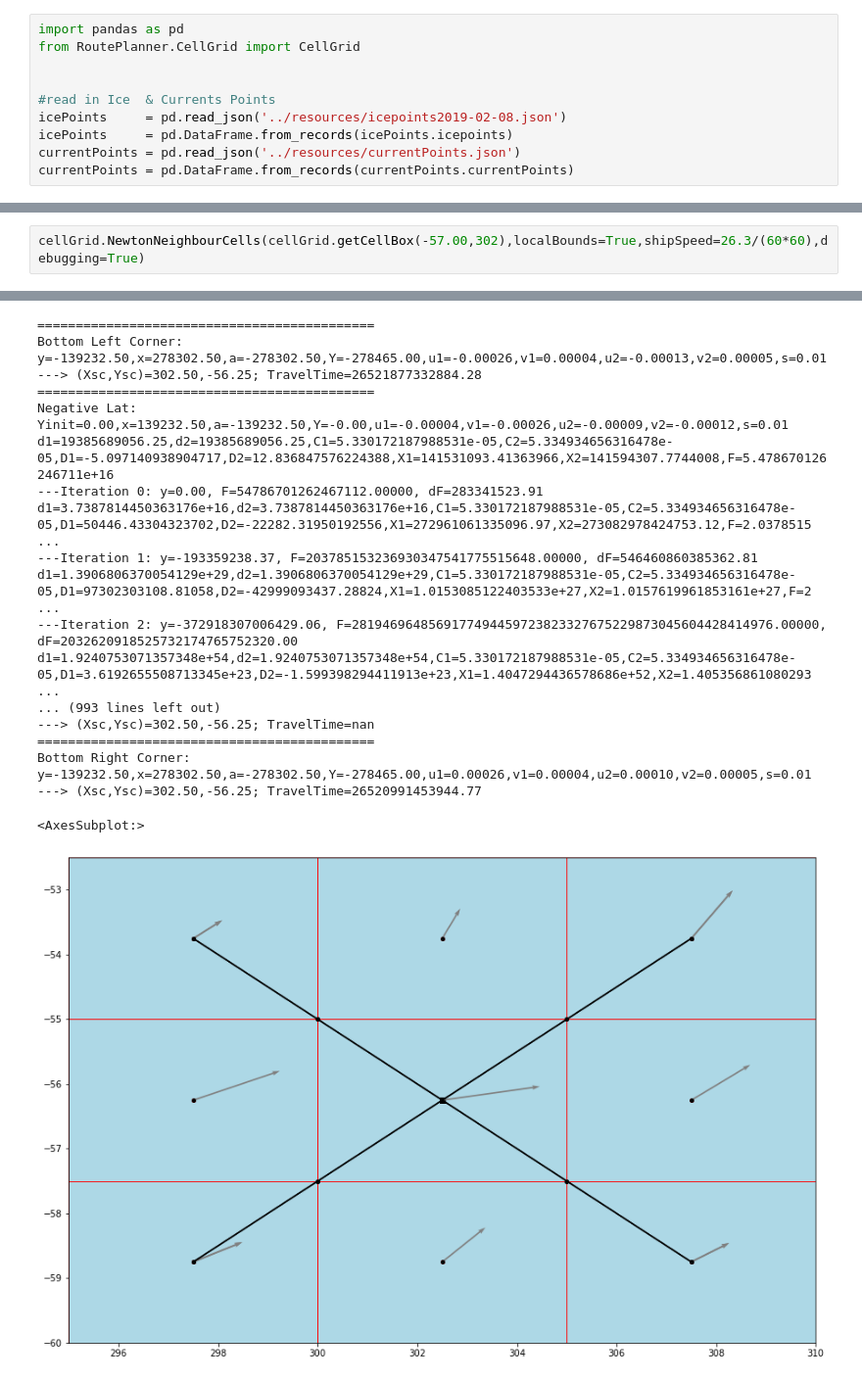
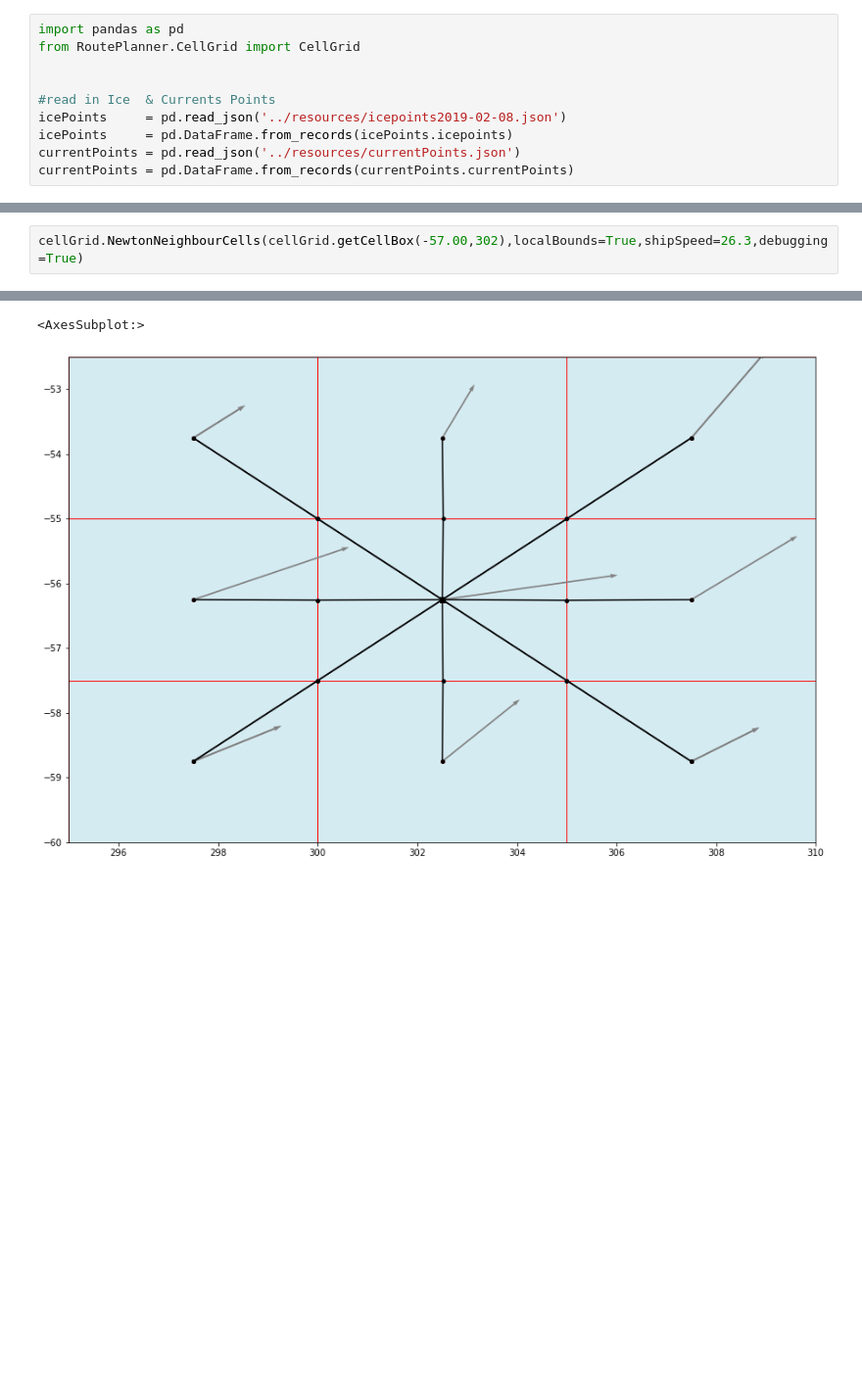
Before and after one commit to antarctica/PolarRoute, a Jupyter notebook: Examples/NewtonSplit_Test.ipynb, the cells around one changed output, grey strips where cells are left out. Shown at 98% size. Drawn from its saved outputs; the diff is of its cells as text; blank space fills up the shorter version.

```diff
--- a/Examples/NewtonSplit_Test.ipynb
+++ b/Examples/NewtonSplit_Test.ipynb
@@ -26,4 +26,4 @@ cellGrid.plot()
 # %%
-cellGrid.NewtonNeighbourCells(cellGrid.getCellBox(-57.00,302),localBounds=True,shipSpeed=26.3/(60*60),debugging=True)
+cellGrid.NewtonNeighbourCells(cellGrid.getCellBox(-57.00,302),localBounds=True,shipSpeed=26.3,debugging=True)
 # %% [output]
 ============================================
@@ -46,20 +46,3 @@ Top Right Corner: y=139232.50,x=278302.50,a=-278302.50,Y=278465.00,u1=0.00026,v1
-============================================
-Bottom Left Corner: y=-139232.50,x=278302.50,a=-278302.50,Y=-278465.00,u1=-0.00026,v1=0.00004,u2=-0.00013,v2=0.00005,s=0.01
----> (Xsc,Ysc)=302.50,-56.25; TravelTime=26521877332884.28
-============================================
-Negative Lat: Yinit=0.00,x=139232.50,a=-139232.50,Y=-0.00,u1=-0.00004,v1=-0.00026,u2=-0.00009,v2=-0.00012,s=0.01
-d1=19385689056.25,d2=19385689056.25,C1=5.330172187988531e-05,C2=5.334934656316478e-05,D1=-5.097140938904717,D2=12.836847576224388,X1=141531093.41363966,X2=141594307.7744008,F=5.478670126246711e+16
----Iteration 0: y=0.00, F=54786701262467112.00000, dF=283341523.91
-d1=3.7387814450363176e+16,d2=3.7387814450363176e+16,C1=5.330172187988531e-05,C2=5.334934656316478e-05,D1=50446.43304323702,D2=-22282.31950192556,X1=272961061335096.97,X2=273082978424753.12,F=2.0378515 ...
----Iteration 1: y=-193359238.37, F=203785153236930347541775515648.00000, dF=546460860385362.81
-d1=1.3906806370054129e+29,d2=1.3906806370054129e+29,C1=5.330172187988531e-05,C2=5.334934656316478e-05,D1=97302303108.81058,D2=-42999093437.28824,X1=1.0153085122403533e+27,X2=1.0157619961853161e+27,F=2 ...
----Iteration 2: y=-372918307006429.06, F=2819469648569177494459723823327675229873045604428414976.00000, dF=2032620918525732174765752320.00
-d1=1.9240753071357348e+54,d2=1.9240753071357348e+54,C1=5.330172187988531e-05,C2=5.334934656316478e-05,D1=3.6192655508713345e+23,D2=-1.599398294411913e+23,X1=1.4047294436578686e+52,X2=1.405356861080293 ...
-... (993 lines left out)
----> (Xsc,Ysc)=302.50,-56.25; TravelTime=nan
-============================================
-Bottom Right Corner: y=-139232.50,x=278302.50,a=-278302.50,Y=-278465.00,u1=0.00026,v1=0.00004,u2=0.00010,v2=0.00005,s=0.01
----> (Xsc,Ysc)=302.50,-56.25; TravelTime=26520991453944.77
+<AxesSubplot:>
-<AxesSubplot:>
-[figure, old version]
+[figure, new version]
 # %%
```
Also changed, not shown: parts of 3 cells of this notebook, 9 other files.
